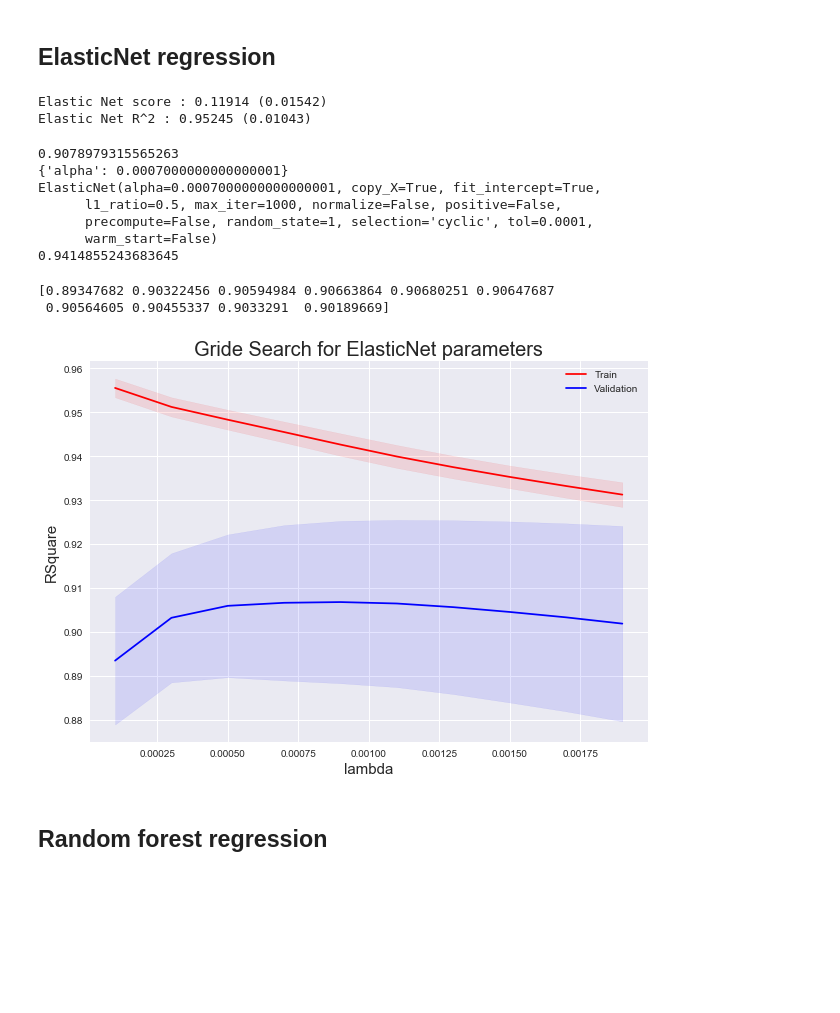
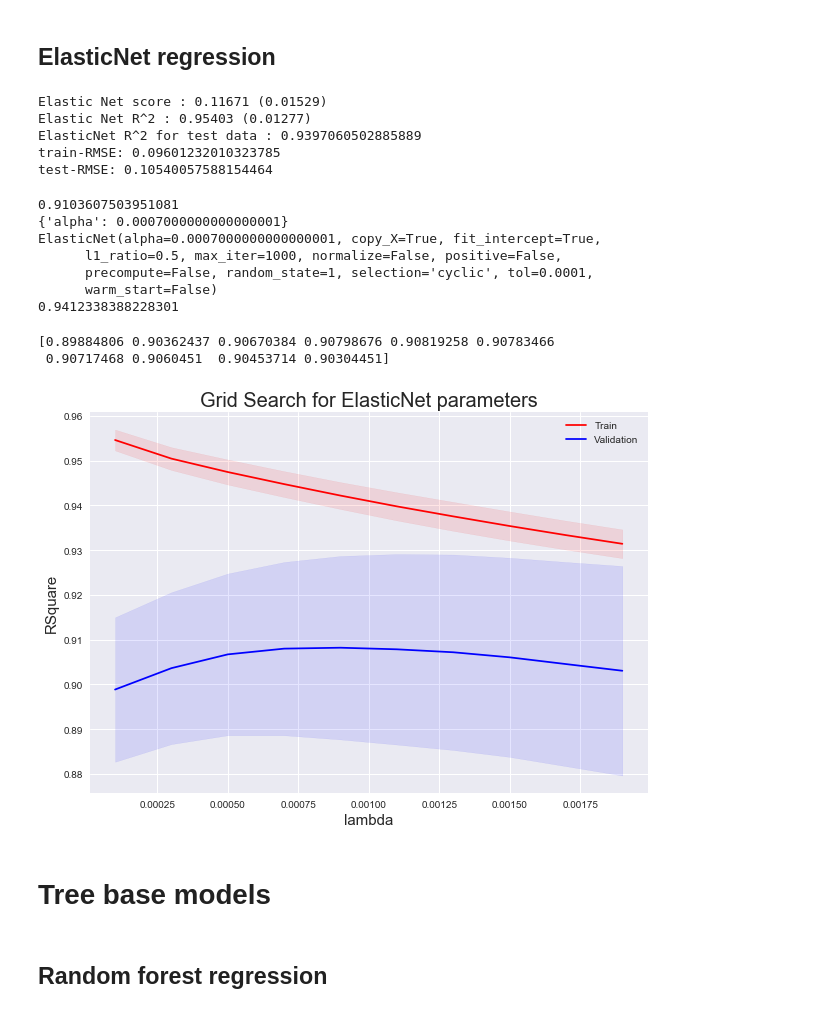
Before and after one commit to bircanfarro/Project_Makbi, a Jupyter notebook: Ak_ML_python2.ipynb, the cells around one changed output. Drawn from its saved outputs; the diff is of its cells as text; code cells hidden in the pictures; blank space fills up the shorter version.

```diff
--- a/Ak_ML_python2.ipynb
+++ b/Ak_ML_python2.ipynb
@@ -287,4 +273,5 @@ import lightgbm as lgb
 # further split train and test data
 # separating our train dataset into further train and test for cross valudation
 from sklearn.cross_validation import train_test_split
-X_train, X_test, y_train, y_test = train_test_split(X1, Y1, test_size = 0.2 , random_state = 0)
+X_train, X_test, y_train, y_test = train_test_split(X1, Y1, test_size = 0.1 , random_state = 0)
+X_test.shape
@@ -424,9 +441,20 @@ plt.show()
 ## Ridge regression
 # %%
 #ridge regression
-ridg=Ridge(alpha =5, random_state=1)
-score=rmse_cv(ridg) # score with cross validation
-rsquare=rsquare_cv(ridg)
-print('Ridge score : {:0.5f} ({:0.5f})'.format(score.mean(),score.std()))
+ridg=Ridge(alpha=9, random_state=1)
+score=rmse_cv(ridg,X_train,y_train) # score with cross validation
+rsquare=rsquare_cv(ridg,X_train,y_train)
+print('Ridge score(RMSE) : {:0.5f} ({:0.5f})'.format(score.mean(),score.std()))
 print('Ridge R^2 : {:0.5f} ({:0.5f})'.format(rsquare.mean(),rsquare.std()))
+
+
+ridg.fit(X_train,y_train)
+y_pred_train=ridg.predict(X_train)
+y_pred=ridg.predict(X_test)
+print('Ridge R^2 for test data :', ridg.score(X_test, y_test)) # R^2 for the ols model
+
+# calculate these metrics by hand!
+from sklearn import metrics
+print('train-RMSE:', np.sqrt(metrics.mean_squared_error(y_train,y_pred_train)))
+print('test-RMSE:', np.sqrt(metrics.mean_squared_error(y_test,y_pred)))
 # %% [output]
@@ -507,15 +540,29 @@ plt.show()
 ## ElasticNet regression
 # %%
 #elastic net regression
-ENet=ElasticNet(alpha=0.0005, random_state=1)
+ENet=ElasticNet(alpha=0.0007,l1_ratio=0.5,random_state=1)
 #ENet = make_pipeline(RobustScaler(), ElasticNet(alpha=0.0005, l1_ratio=.9, random_state=3))
-score=rmse_cv(ENet) # score with cross validation
-rsquare=rsquare_cv(ENet)
-print('Elastic Net score : {:0.5f} ({:0.5f})'.format(score.mean(),score.std()))
+score=rmse_cv(ENet,X_train,y_train) # score with cross validation
+rsquare=rsquare_cv(ENet,X_train,y_train)
+print('Elastic Net score (RMSE) : {:0.5f} ({:0.5f})'.format(score.mean(),score.std()))
 print('Elastic Net R^2 : {:0.5f} ({:0.5f})'.format(rsquare.mean(),rsquare.std()))
+
+
+ENet.fit(X_train,y_train)
+y_pred_train=ENet.predict(X_train)
+y_pred=ENet.predict(X_test)
+print('ElasticNet R^2 for test data :', ENet.score(X_test, y_test)) # R^2 for the ols model
+
+# calculate these metrics by hand!
+from sklearn import metrics
+print('train-RMSE:', np.sqrt(metrics.mean_squared_error(y_train,y_pred_train)))
+print('test-RMSE:', np.sqrt(metrics.mean_squared_error(y_test,y_pred)))
 # %% [output]
-Elastic Net score : 0.11914 (0.01542)
-Elastic Net R^2 : 0.95245 (0.01043)
+Elastic Net score : 0.11671 (0.01529)
+Elastic Net R^2 : 0.95403 (0.01277)
+ElasticNet R^2 for test data : 0.9397060502885889
+train-RMSE: 0.09601232010323785
+test-RMSE: 0.10540057588154464
 # %%
 # Grid search on ElasticNet
 # look how to choose fraction parameters range
@@ -523,7 +570,9 @@ Elastic Net R^2 : 0.95245 (0.01043)
 from sklearn.model_selection import GridSearchCV
 ENet = ElasticNet(random_state=1)
 
+grid_param2 = [{'alpha': np.arange(0.0001,0.001,0.0001),'l1_ratio':np.arange(0,1,0.1)}]
 grid_param2 = [{'alpha': np.arange(0.0001,0.001,0.0001)}]
+
 
 para_search2 = GridSearchCV(ENet, grid_param2, cv=10, return_train_score=True)
 para_search2.fit(X_train,y_train)
@@ -537,13 +586,13 @@ ENet_best = para_search2.best_estimator_
 print(ENet_best.fit(X_train,y_train))
 print(ENet_best.score(X_train,y_train))
 # %% [output]
-0.9078979315565263
+0.9103607503951081
 {'alpha': 0.0007000000000000001}
 ElasticNet(alpha=0.0007000000000000001, copy_X=True, fit_intercept=True,
       l1_ratio=0.5, max_iter=1000, normalize=False, positive=False,
       precompute=False, random_state=1, selection='cyclic', tol=0.0001,
       warm_start=False)
-0.9414855243683645
+0.9412338388228301
 # %%
 # validation curve -ENet
 from sklearn.model_selection import validation_curve
@@ -557,37 +606,40 @@ kwargs = dict(param_name='alpha', param_range=param_range)
 train_scores, test_scores = validation_curve(ENet, X_train,y_train, **kwargs, cv=5)
 # take mean over all crossvalidate result(different sample)
 train_scores_mean = np.mean(train_scores, axis=1)
 train_scores_std = np.std(train_scores, axis=1)
 test_scores_mean = np.mean(test_scores, axis=1)
 test_scores_std = np.std(test_scores, axis=1)
 print(test_scores_mean)
 
 
 # Train mean and standard deviation
 
 plt.figure(figsize=(10,7))
 plt.plot(param_range, train_scores_mean, color='r')
 train_y1 = train_scores_mean - train_scores_std
 train_y2 = train_scores_mean + train_scores_std
 plt.fill_between(param_range, y1=train_y1, y2=train_y2, color='r', alpha=0.1)
 
 # Test mean and standard deviation
 plt.plot(param_range, test_scores_mean,color='b')
 test_y1 = test_scores_mean - test_scores_std
 test_y2 = test_scores_mean + test_scores_std
 plt.xlabel('lambda',fontsize=15)
 plt.ylabel('RSquare',fontsize=15)
-plt.title('Gride Search for ElasticNet parameters', fontsize=20)
+plt.title('Grid Search for ElasticNet parameters', fontsize=20)
 plt.legend(('Train', 'Validation'),loc='upper right')
 plt.fill_between(param_range, y1=test_y1, y2=test_y2, color='b', alpha=0.1)
+plt.savefig('Grid_Enet.png')
 plt.show()
 
 # on x axis , number of k
 # to choose , two things need to consider, decrepancy and accruracy
 # %% [output]
-[0.89347682 0.90322456 0.90594984 0.90663864 0.90680251 0.90647687
- 0.90564605 0.90455337 0.9033291  0.90189669]
+[0.89884806 0.90362437 0.90670384 0.90798676 0.90819258 0.90783466
+ 0.90717468 0.9060451  0.90453714 0.90304451]
-[figure, old version]
+[figure, new version]
+# %% [markdown]
+# Tree base models
 # %% [markdown]
 ## Random forest regression
 # %%
```
Also changed, not shown: parts of 56 cells of this notebook.
